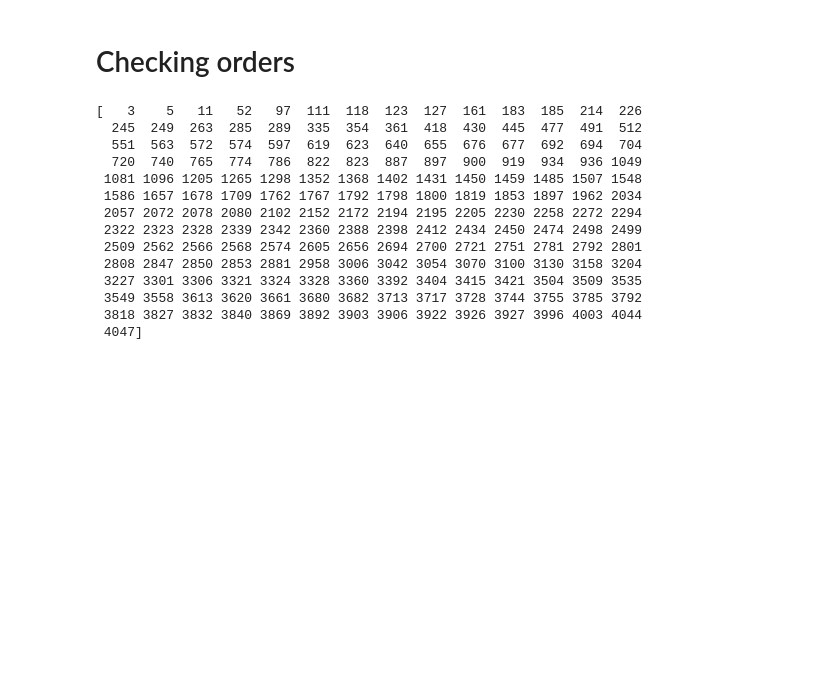
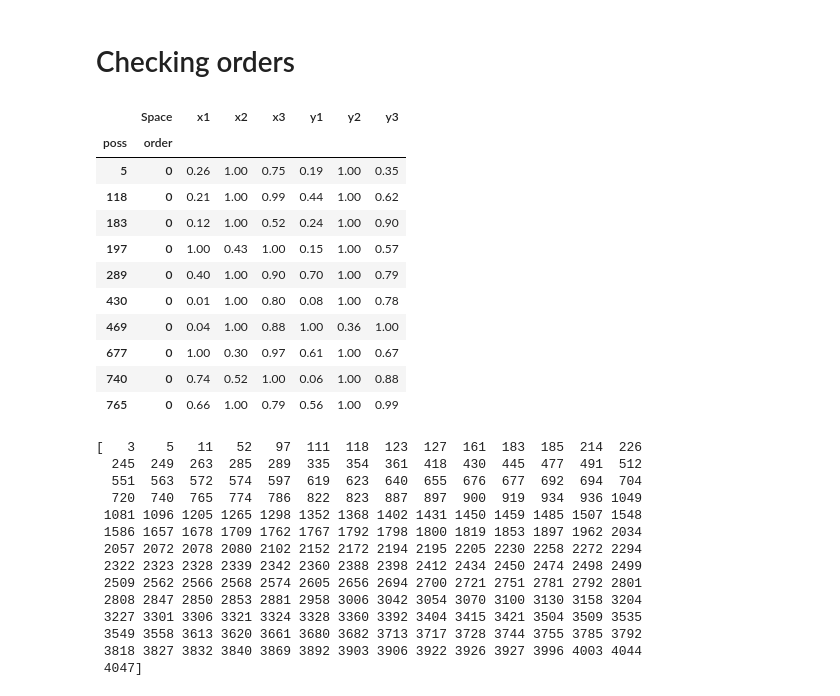
Before and after one commit to Roman-Malinowski/simulation_copula, a Jupyter notebook: dataframe_analysis.ipynb, the cells around one changed output. Drawn from its saved outputs; the diff is of its cells as text; code cells hidden in the pictures; blank space fills up the shorter version.

```diff
--- a/dataframe_analysis.ipynb
+++ b/dataframe_analysis.ipynb
@@ -178,8 +150,8 @@ for _ in range(len(df)):
 # %% [markdown]
 # Analyse if df have the same possibilities
 # %%
-df_1 = pd.read_csv(os.path.join(out_path, "random_orders_N3_frank_-5.csv"), header=[0,1], index_col=[0,1])
-df_2 = pd.read_csv(os.path.join(out_path, "random_orders_N3_frank_5.csv"), header=[0,1], index_col=[0,1])
+df_1 = pd.read_csv(os.path.join(out_path, "random_orders_N3_clayton_2.csv"), header=[0,1], index_col=[0,1])
+df_2 = pd.read_csv(os.path.join(out_path, "random_orders_N3_amh_05.csv"), header=[0,1], index_col=[0,1])
 
 # Sorting the dataframe in order to create an lexical order. This improve performants when locating data later on
 
@@ -219,3 +195,21 @@ def get_max_orders(df):
+# %%
+a, b = split_orders_nan(df_1)
+# %%
+k=0
+b.loc[b.index[10*k:10*(k+1)], ("poss",)]
+# %% [output]
+|  | Space | x1 | x2 | x3 | y1 | y2 | y3 |
+| poss | order |  |  |  |  |  |  |
+| 5 | 0 | 0.26 | 1.00 | 0.75 | 0.19 | 1.00 | 0.35 |
+| 118 | 0 | 0.21 | 1.00 | 0.99 | 0.44 | 1.00 | 0.62 |
+| 183 | 0 | 0.12 | 1.00 | 0.52 | 0.24 | 1.00 | 0.90 |
+| 197 | 0 | 1.00 | 0.43 | 1.00 | 0.15 | 1.00 | 0.57 |
+| 289 | 0 | 0.40 | 1.00 | 0.90 | 0.70 | 1.00 | 0.79 |
+| 430 | 0 | 0.01 | 1.00 | 0.80 | 0.08 | 1.00 | 0.78 |
+| 469 | 0 | 0.04 | 1.00 | 0.88 | 1.00 | 0.36 | 1.00 |
+| 677 | 0 | 1.00 | 0.30 | 0.97 | 0.61 | 1.00 | 0.67 |
+| 740 | 0 | 0.74 | 0.52 | 1.00 | 0.06 | 1.00 | 0.88 |
+| 765 | 0 | 0.66 | 1.00 | 0.79 | 0.56 | 1.00 | 0.99 |
 # %%
 m1, m2 = get_max_orders(df_1), get_max_orders(df_2)
 
```
Also changed, not shown: parts of 29 cells of this notebook.
